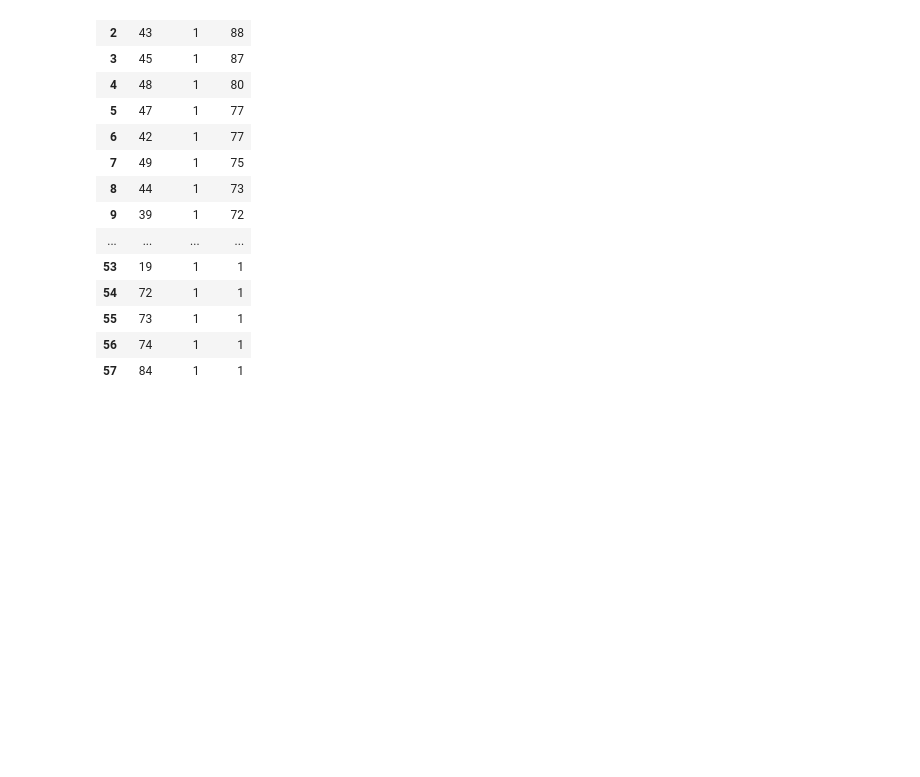
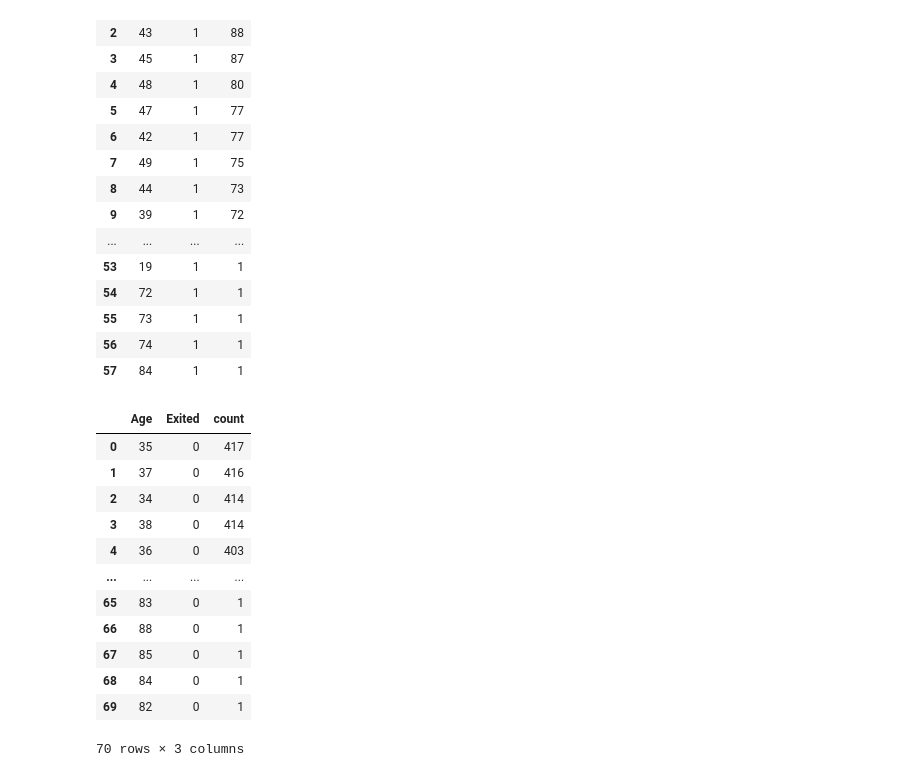
Before and after one commit to chris820629/Bank-Customer-Churn, a Jupyter notebook: DBMS_Analysis.ipynb, the cells around one changed output. Cells and saved outputs as stored; diff of their text form; code cells hidden in the pictures; blank space fills up the shorter version.

Commit message:
Minor revision of DBMS_Analysis.ipynb, clean data

```diff
--- a/DBMS_Analysis.ipynb
+++ b/DBMS_Analysis.ipynb
@@ -369,6 +369,25 @@ pd.DataFrame(ages)
 | 55 | 73 | 1 | 1 |
 | 56 | 74 | 1 | 1 |
 | 57 | 84 | 1 | 1 |
+# %%
+# group by Age and order by Exited counts
+query = 'SELECT "Age", "Exited", COUNT("Exited") FROM clean_df WHERE "Exited" = 0 GROUP BY "Age", "Exited" ORDER BY COUNT DESC;'
+ages = engine.execute(query)
+pd.DataFrame(ages)
+# %% [output]
+|  | Age | Exited | count |
+| 0 | 35 | 0 | 417 |
+| 1 | 37 | 0 | 416 |
+| 2 | 34 | 0 | 414 |
+| 3 | 38 | 0 | 414 |
+| 4 | 36 | 0 | 403 |
+| ... | ... | ... | ... |
+| 65 | 83 | 0 | 1 |
+| 66 | 88 | 0 | 1 |
+| 67 | 85 | 0 | 1 |
+| 68 | 84 | 0 | 1 |
+| 69 | 82 | 0 | 1 |
+70 rows × 3 columns
 # %%
 # Drop tables called stations and ridership in postgresql
 # engine.execute("DROP TABLE clean_df CASCADE;")
```
